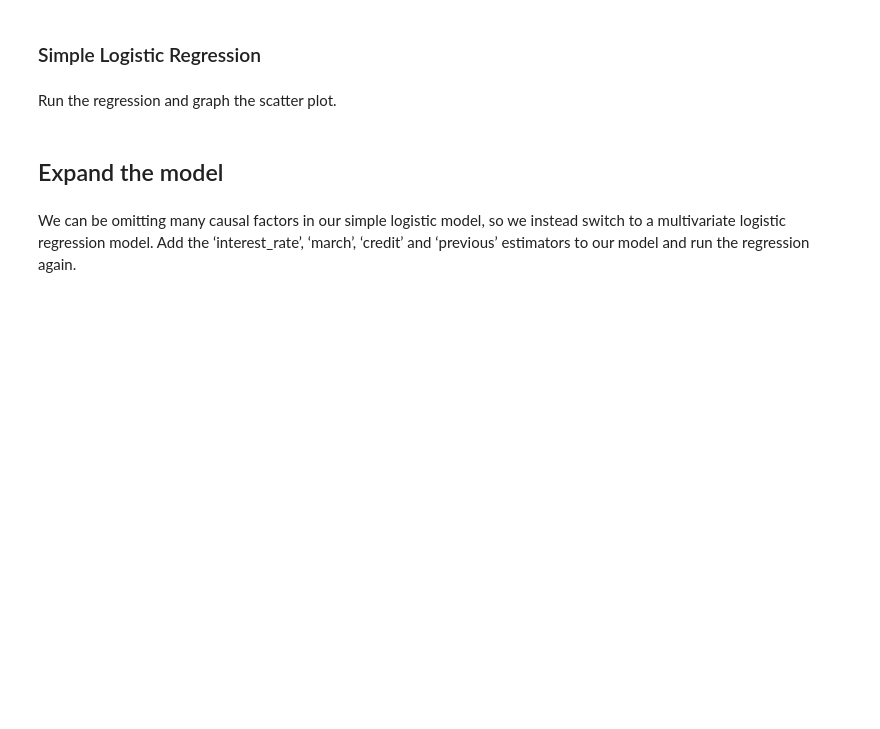
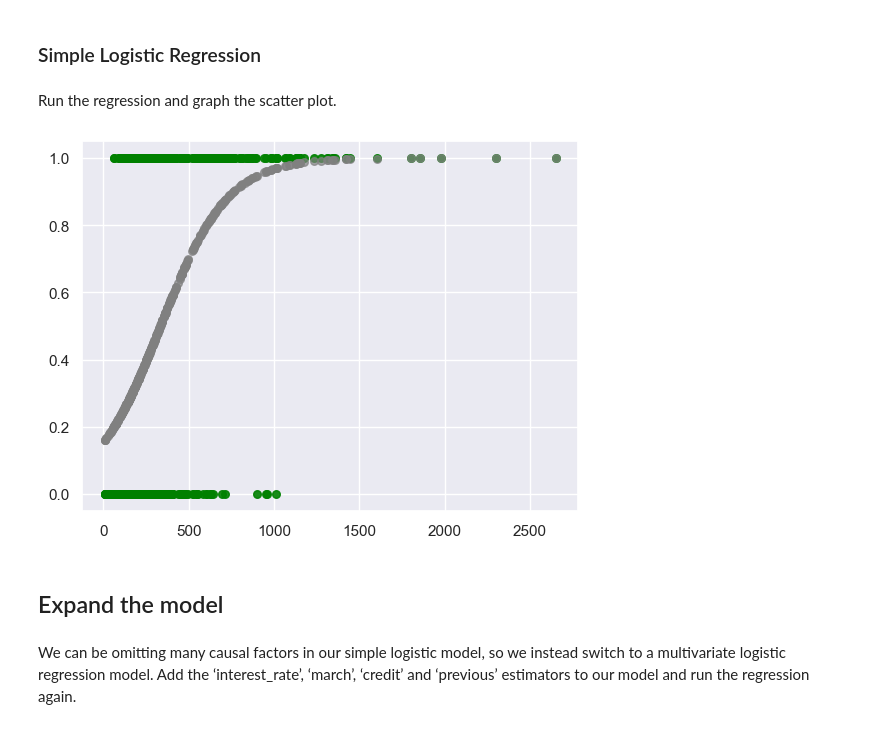
Before and after one commit to choppeb7/ML-regressions, a Jupyter notebook: Logistic-regressions/Calculating the Accuracy of the Model - 5th Exercise.ipynb, the cells around one changed output. Saved outputs shown, nothing was run; the diff lists cells and outputs as text; code cells hidden in the pictures; blank space fills up the shorter version.

```diff
--- a/Logistic-regressions/Calculating the Accuracy of the Model - 5th Exercise.ipynb
+++ b/Logistic-regressions/Calculating the Accuracy of the Model - 5th Exercise.ipynb
@@ -81,6 +170,14 @@ Name: duration, Length: 518, dtype: float64>
 ### Simple Logistic Regression
 # %% [markdown]
 Run the regression and graph the scatter plot.
+# %%
+#Como se puede ver aqui estoy ploteando en verde primero los valores reales del Target y en gris mi prediccion
+plt.scatter(x, y, s=30, marker="o", c="green", alpha=0.9)
+
+plt.scatter(x, pd.DataFrame(y_predict), s=30, marker="o", c="grey", alpha=0.7)
+plt.show()
+# %% [output]
+[figure, added]
 # %% [markdown]
 ## Expand the model
 # %% [markdown]
```
Also changed, not shown: parts of 18 cells of this notebook, 3 other files.
